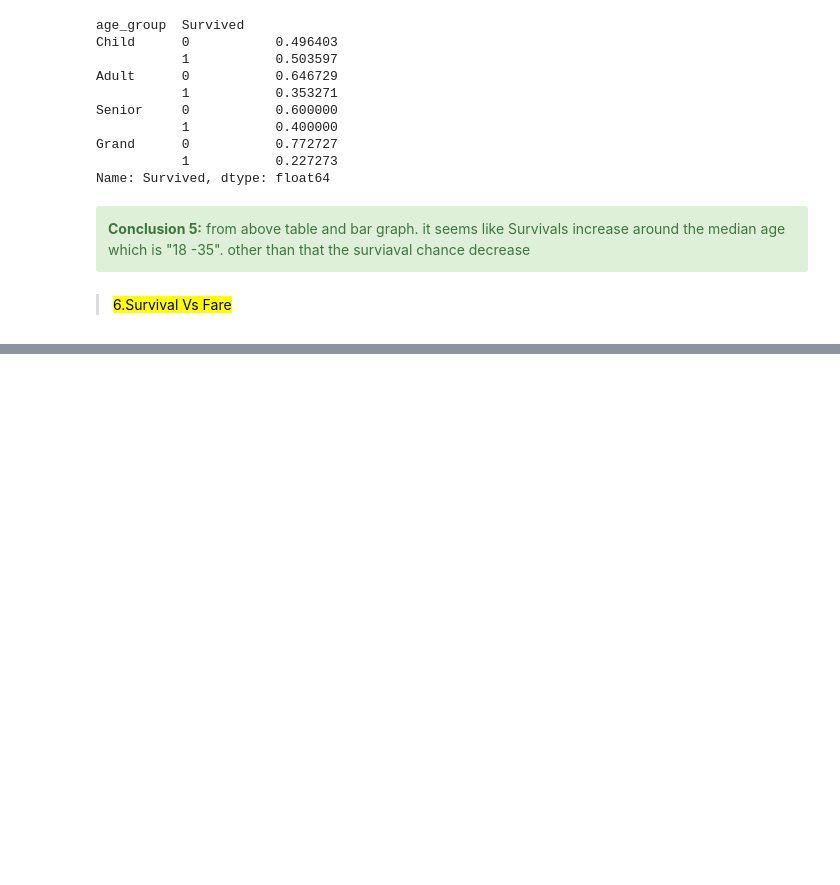
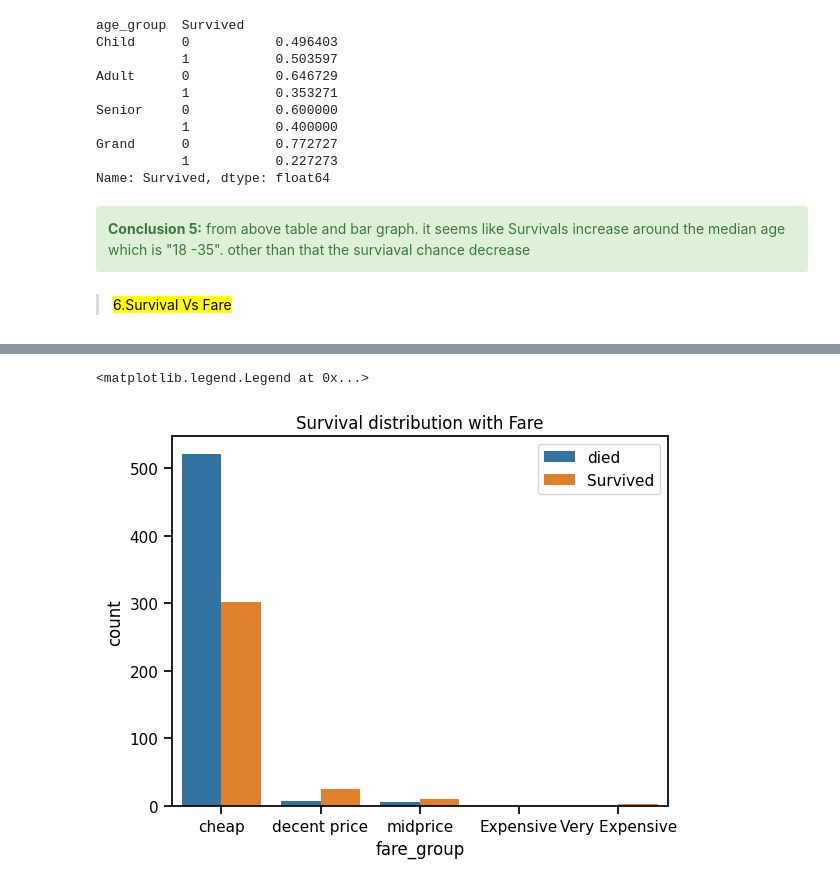
Before and after one commit to mtheggi/Titanic-Survival-Prediction, a Jupyter notebook: Titanic_Survival_Prediction.ipynb, the cells around one changed output, grey strips where cells are left out. Cells and saved outputs as stored; diff of their text form; code cells hidden in the pictures; blank space fills up the shorter version.

```diff
--- a/Titanic_Survival_Prediction.ipynb
+++ b/Titanic_Survival_Prediction.ipynb
@@ -328,0 +399,8 @@ Name: Survived, dtype: float64
+# %%
+df_train["fare_group"] = pd.cut(df_train["Fare"], [0, 100, 200, 300, 400 , 513], labels=["cheap", "decent price", "midprice",  "Expensive" , "Very Expensive"])
+sb.countplot(x=df_train['fare_group'], hue=df_train['Survived'])
+plt.title('Survival distribution with Fare')
+plt.legend(labels=['died', 'Survived'])
+# %% [output]
+<matplotlib.legend.Legend at 0x...>
+[figure, added]
```
Also changed, not shown: parts of 25 cells of this notebook.
